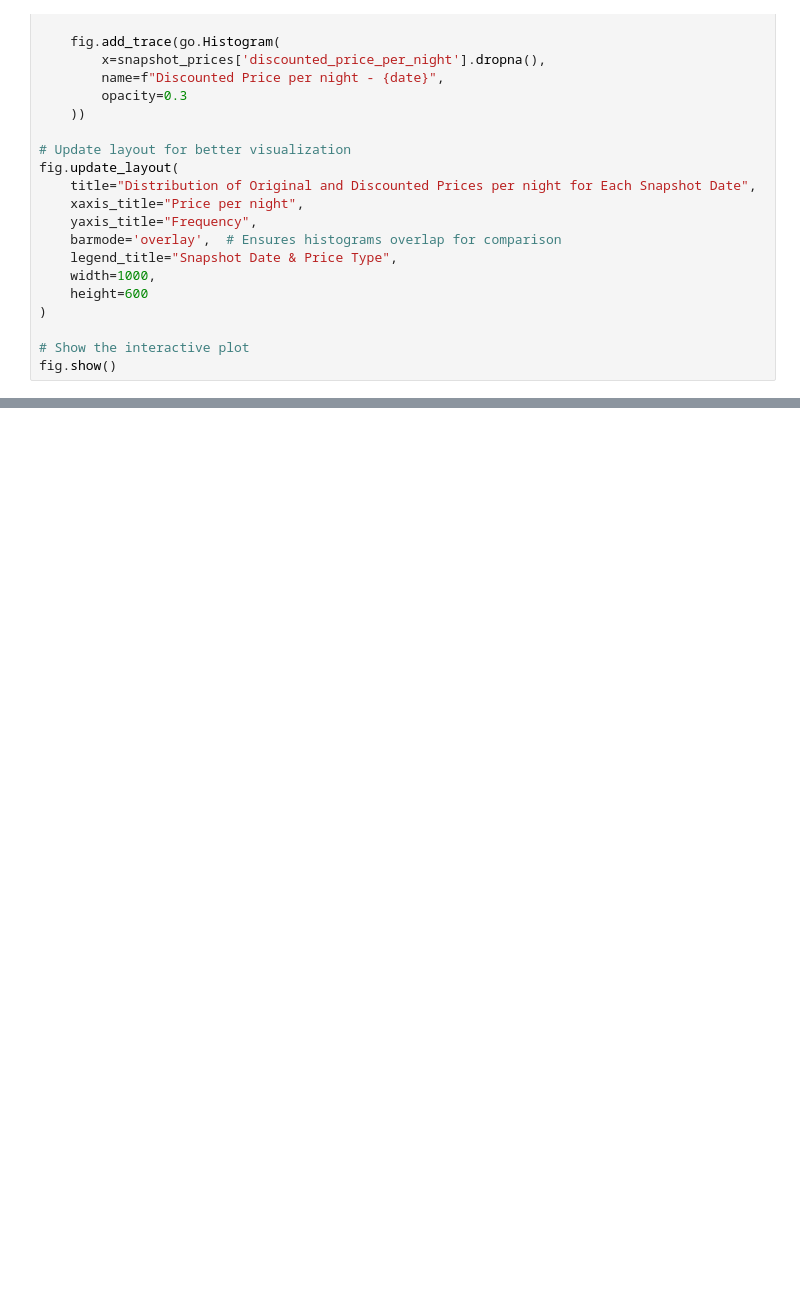
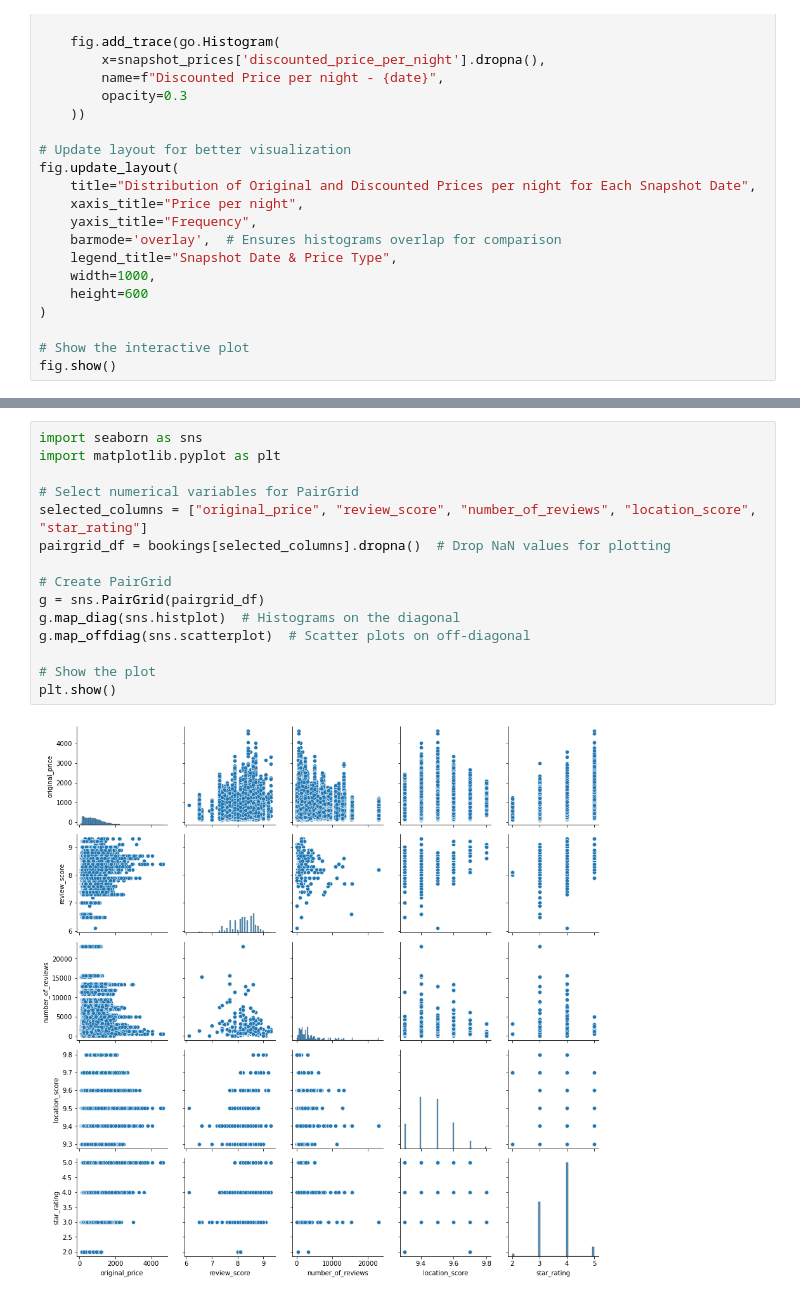
Before and after one commit to yoav0gal/DS-101-Final, a Jupyter notebook: ProjectA/data-exploration.ipynb, the cells around one changed output, grey strips where cells are left out. Cells and saved outputs as stored; diff of their text form; blank space fills up the shorter version.

```diff
--- a/ProjectA/data-exploration.ipynb
+++ b/ProjectA/data-exploration.ipynb
@@ -179,0 +292,17 @@ fig.show()
+# %%
+import seaborn as sns
+import matplotlib.pyplot as plt
+
+# Select numerical variables for PairGrid
+selected_columns = ["original_price", "review_score", "number_of_reviews", "location_score", "star_rating"]
+pairgrid_df = bookings[selected_columns].dropna()  # Drop NaN values for plotting
+
+# Create PairGrid
+g = sns.PairGrid(pairgrid_df)
+g.map_diag(sns.histplot)  # Histograms on the diagonal
+g.map_offdiag(sns.scatterplot)  # Scatter plots on off-diagonal
+
+# Show the plot
+plt.show()
+# %% [output]
+[figure, added]
```
Also changed, not shown: parts of 5 cells of this notebook, 1 other file.
